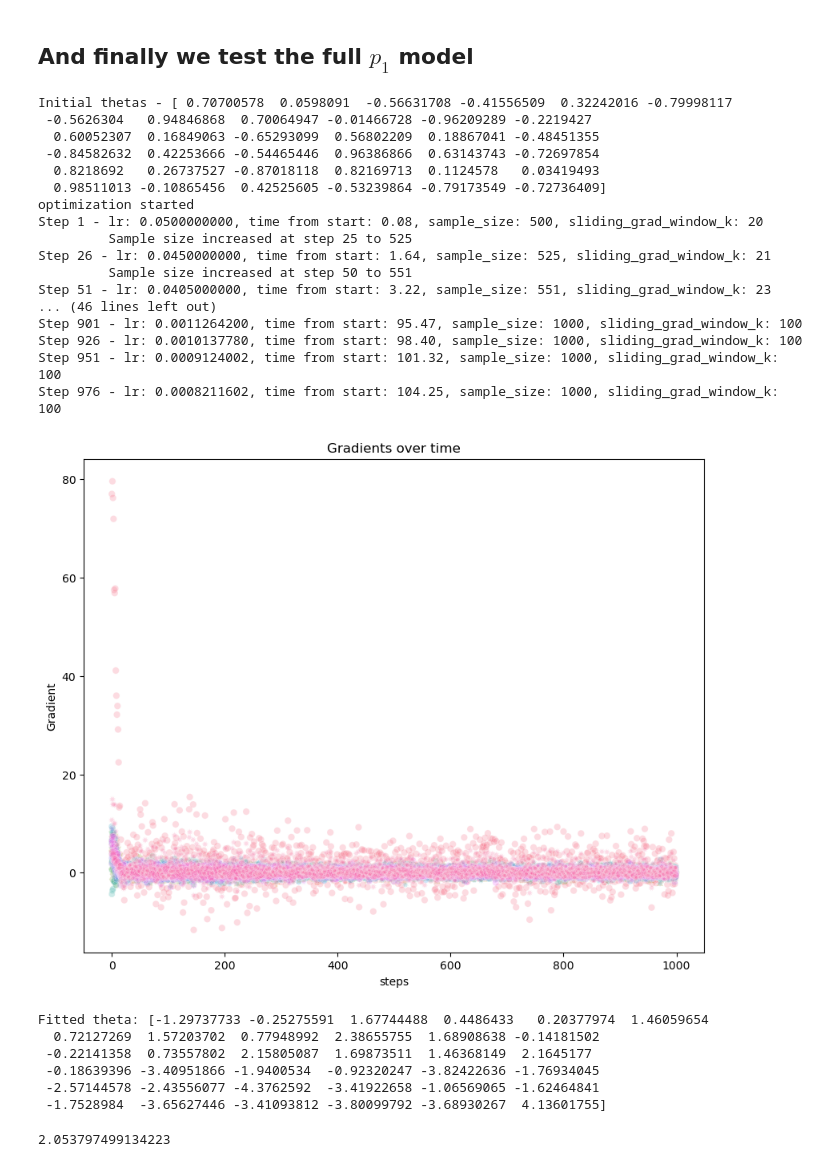
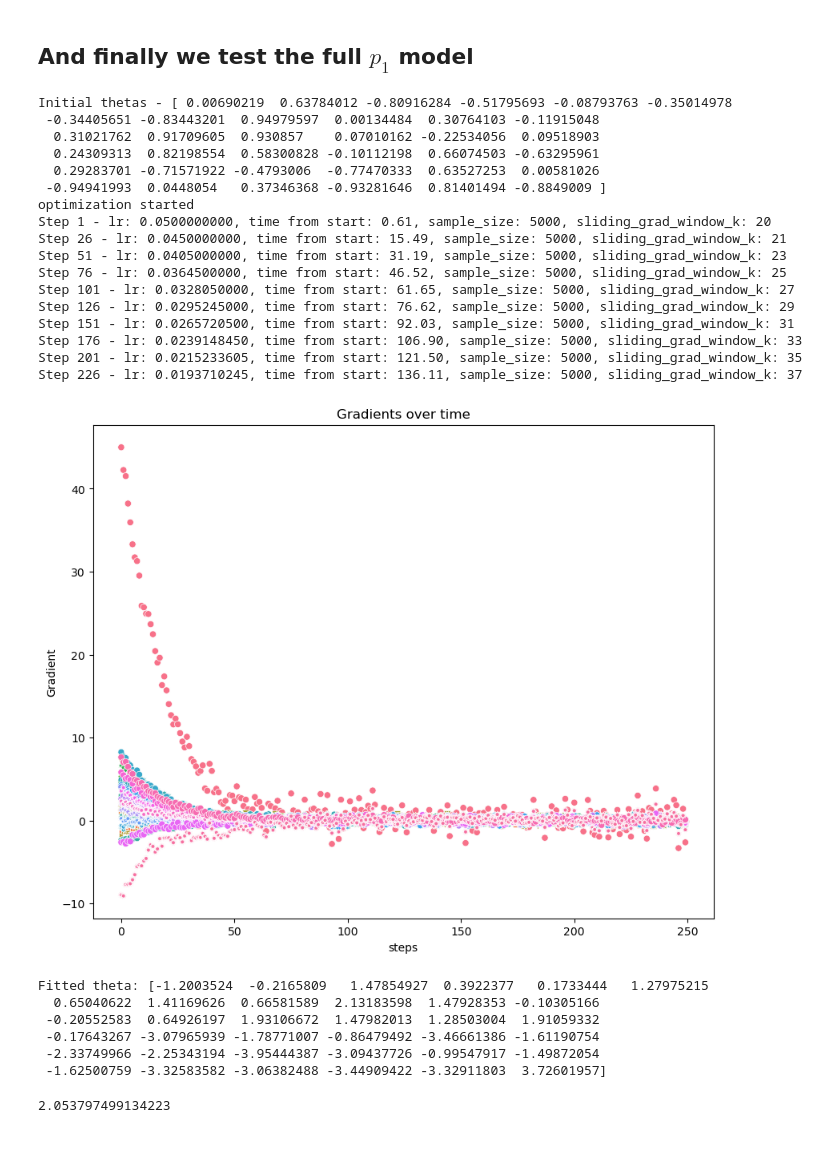
Before and after one commit to tomtalp/pyERGM, a Jupyter notebook: examples/first_example.ipynb, the cells around one changed output. Saved outputs shown, nothing was run; the diff lists cells and outputs as text; code cells hidden in the pictures.

```diff
--- a/examples/first_example.ipynb
+++ b/examples/first_example.ipynb
@@ -191,59 +191,59 @@ plt.show()
 # %%
 n = sampson_matrix.shape[0]
 is_directed = True
 
 
 
 estimated_p_seed = np.sum(sampson_matrix) / (n*(n-1))
 
 metrics = [NumberOfEdgesDirected(), OutDegree(), InDegree(), TotalReciprocity()]
 
-fitted_model = ERGM(n, metrics, is_directed=is_directed, sample_size=500, n_mcmc_steps=20, seed_MCMC_proba=estimated_p_seed)
+fitted_model = ERGM(n, metrics, is_directed=is_directed, sample_size=5000, n_mcmc_steps=20, seed_MCMC_proba=estimated_p_seed)
 
 # convergence_criterion = "zero_grad_norm"
 convergence_criterion = "hotelling"
 
-hotelling_conf = 0.9
-grads, hotelling = fitted_model.fit(sampson_matrix, lr=0.05, opt_steps=1000,
+hotelling_conf = 0.99
+grads, hotelling = fitted_model.fit(sampson_matrix, lr=0.05, opt_steps=250,
                          lr_decay_pct=0.1, steps_for_decay=25,
                          sliding_grad_window_k=20, sample_pct_growth=0.05,
                          convergence_criterion=convergence_criterion,
                          optimization_method="newton_raphson",
                          hotelling_confidence=hotelling_conf,
                          )
 
 fig, ax = plt.subplots(figsize=(10, 8))
 sns.scatterplot(grads, ax=ax, legend=False)
 ax.set(xlabel='steps', ylabel='Gradient')
 ax.set_title("Gradients over time")
 plt.show()
 
 print(f"Fitted theta: {fitted_model._thetas}")
 # %% [output]
-Initial thetas - [ 0.70700578  0.0598091  -0.56631708 -0.41556509  0.32242016 -0.79998117
- -0.5626304   0.94846868  0.70064947 -0.01466728 -0.96209289 -0.2219427
-  0.60052307  0.16849063 -0.65293099  0.56802209  0.18867041 -0.48451355
- -0.84582632  0.42253666 -0.54465446  0.96386866  0.63143743 -0.72697854
-  0.8218692   0.26737527 -0.87018118  0.82169713  0.1124578   0.03419493
-  0.98511013 -0.10865456  0.42525605 -0.53239864 -0.79173549 -0.72736409]
+Initial thetas - [ 0.00690219  0.63784012 -0.80916284 -0.51795693 -0.08793763 -0.35014978
+ -0.34405651 -0.83443201  0.94979597  0.00134484  0.30764103 -0.11915048
+  0.31021762  0.91709605  0.930857    0.07010162 -0.22534056  0.09518903
+  0.24309313  0.82198554  0.58300828 -0.10112198  0.66074503 -0.63295961
+  0.29283701 -0.71571922 -0.4793006  -0.77470333  0.63527253  0.00581026
+ -0.94941993  0.0448054   0.37346368 -0.93281646  0.81401494 -0.8849009 ]
 optimization started
-Step 1 - lr: 0.0500000000, time from start: 0.08, sample_size: 500, sliding_grad_window_k: 20
-         Sample size increased at step 25 to 525
-Step 26 - lr: 0.0450000000, time from start: 1.64, sample_size: 525, sliding_grad_window_k: 21
-         Sample size increased at step 50 to 551
-Step 51 - lr: 0.0405000000, time from start: 3.22, sample_size: 551, sliding_grad_window_k: 23
-... (46 lines left out)
-Step 901 - lr: 0.0011264200, time from start: 95.47, sample_size: 1000, sliding_grad_window_k: 100
-Step 926 - lr: 0.0010137780, time from start: 98.40, sample_size: 1000, sliding_grad_window_k: 100
-Step 951 - lr: 0.0009124002, time from start: 101.32, sample_size: 1000, sliding_grad_window_k: 100
-Step 976 - lr: 0.0008211602, time from start: 104.25, sample_size: 1000, sliding_grad_window_k: 100
+Step 1 - lr: 0.0500000000, time from start: 0.61, sample_size: 5000, sliding_grad_window_k: 20
+Step 26 - lr: 0.0450000000, time from start: 15.49, sample_size: 5000, sliding_grad_window_k: 21
+Step 51 - lr: 0.0405000000, time from start: 31.19, sample_size: 5000, sliding_grad_window_k: 23
+Step 76 - lr: 0.0364500000, time from start: 46.52, sample_size: 5000, sliding_grad_window_k: 25
+Step 101 - lr: 0.0328050000, time from start: 61.65, sample_size: 5000, sliding_grad_window_k: 27
+Step 126 - lr: 0.0295245000, time from start: 76.62, sample_size: 5000, sliding_grad_window_k: 29
+Step 151 - lr: 0.0265720500, time from start: 92.03, sample_size: 5000, sliding_grad_window_k: 31
+Step 176 - lr: 0.0239148450, time from start: 106.90, sample_size: 5000, sliding_grad_window_k: 33
+Step 201 - lr: 0.0215233605, time from start: 121.50, sample_size: 5000, sliding_grad_window_k: 35
+Step 226 - lr: 0.0193710245, time from start: 136.11, sample_size: 5000, sliding_grad_window_k: 37
-[figure, old version]
+[figure, new version]
-Fitted theta: [-1.29737733 -0.25275591  1.67744488  0.4486433   0.20377974  1.46059654
-  0.72127269  1.57203702  0.77948992  2.38655755  1.68908638 -0.14181502
- -0.22141358  0.73557802  2.15805087  1.69873511  1.46368149  2.1645177
- -0.18639396 -3.40951866 -1.9400534  -0.92320247 -3.82422636 -1.76934045
- -2.57144578 -2.43556077 -4.3762592  -3.41922658 -1.06569065 -1.62464841
- -1.7528984  -3.65627446 -3.41093812 -3.80099792 -3.68930267  4.13601755]
+Fitted theta: [-1.2003524  -0.2165809   1.47854927  0.3922377   0.1733444   1.27975215
+  0.65040622  1.41169626  0.66581589  2.13183598  1.47928353 -0.10305166
+ -0.20552583  0.64926197  1.93106672  1.47982013  1.28503004  1.91059332
+ -0.17643267 -3.07965939 -1.78771007 -0.86479492 -3.46661386 -1.61190754
+ -2.33749966 -2.25343194 -3.95444387 -3.09437726 -0.99547917 -1.49872054
+ -1.62500759 -3.32583582 -3.06382488 -3.44909422 -3.32911803  3.72601957]
 # %%
 df["hotelling_F"].min()
 # %% [output]
```
Also changed, not shown: parts of 5 cells of this notebook, 3 other files.
